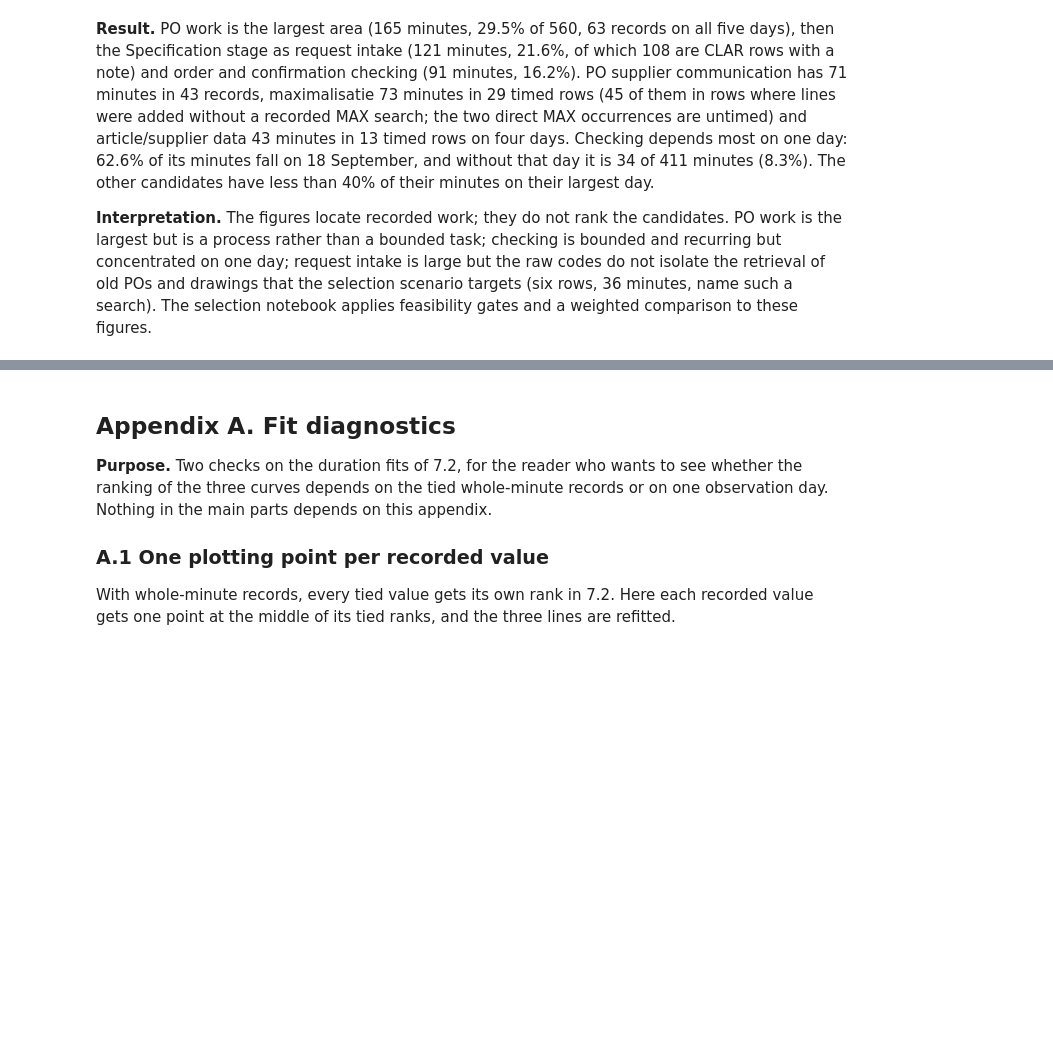
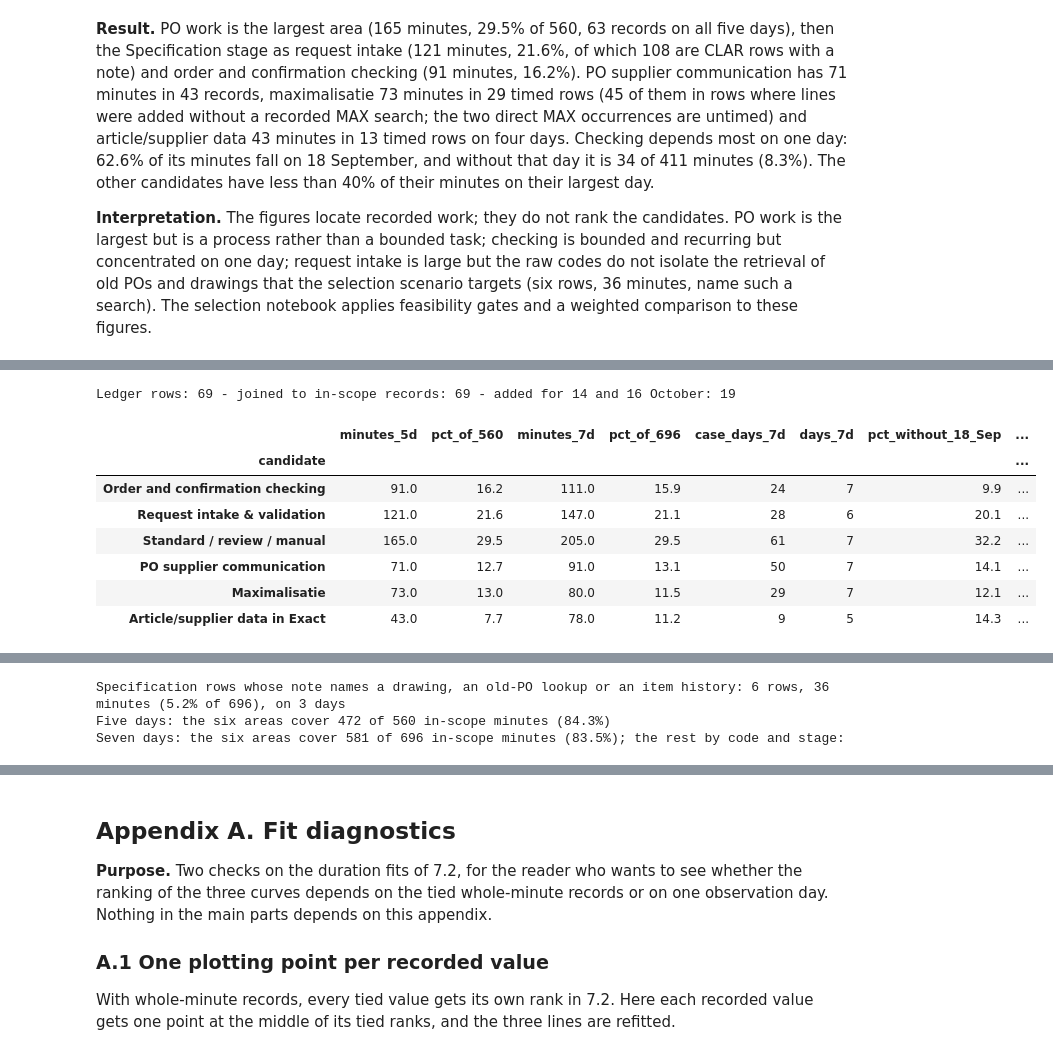
Before and after one commit to Luuuuuig/Bachelor-End-Project, a Jupyter notebook: Arno_Analysis_2026_10_02.ipynb, the cells around one changed output, grey strips where cells are left out. Saved outputs shown, nothing was run; the diff lists cells and outputs as text; code cells hidden in the pictures; blank space fills up the shorter version.

```diff
--- a/Arno_Analysis_2026_10_02.ipynb
+++ b/Arno_Analysis_2026_10_02.ipynb
@@ -1266,0 +1580,74 @@ The note-based ledger rows, joined to the records
+# %%
+# The ledgers of part 8, extended with 14 and 16 October (two independent classifications, 16 October, identical)
+ledger7_rows = list(ledger_rows)
+def add_rows7(candidate, date, rows, evidence, reason):
+    for row in rows:
+        ledger7_rows.append((candidate, pd.Timestamp(date), row, evidence, reason))
+
+add_rows7(MAX, "2026-10-14", [8], "mixed", "Combining the request with an existing PO tried within the PO interval; none available")
+add_rows7(MAX, "2026-10-16", [5, 19], "contextual", "One line added to an existing PO; the search or decision is not recorded")
+add_rows7(ART, "2026-10-14", [3, 5, 26, 28], "direct", "Article page or article created in Exact")
+add_rows7(ART, "2026-10-14", [23, 25], "mixed", "Information to create an article missing or obtained; the clarification shares the interval")
+add_rows7(ART, "2026-10-14", [11], "mixed", "Exact updated in the article case; the object is unspecified")
+add_rows7(ART, "2026-10-14", [2, 4, 6, 10], "contextual", "Same article case: quotation read, colleague's update, article code passed on")
+add_rows7(ART, "2026-10-14", [22, 27, 29, 30, 31], "contextual", "Blank-note request, clarification, PO or SEND rows of the article case")
+ledger7 = pd.DataFrame(ledger7_rows, columns=["candidate", "date", "source_row", "evidence", "reason"])
+ledger7_joined = ledger7.merge(in_scope7, on=["date", "source_row"], how="inner", validate="one_to_one")
+print("Ledger rows:", len(ledger7), "- joined to in-scope records:", len(ledger7_joined),
+      "- added for 14 and 16 October:", len(ledger7) - len(ledger))
+
+candidate_rows7 = {
+    "Order and confirmation checking": in_scope7.loc[in_scope7["activity_group"].eq("CHECK")],
+    "Request intake & validation": in_scope7.loc[in_scope7["stage"].eq("Specification")],
+    "Standard / review / manual": in_scope7.loc[in_scope7["activity_group"].eq("PO")],
+    "PO supplier communication": in_scope7.loc[in_scope7["activity_group"].eq("SEND")],
+    MAX: ledger7_joined.loc[ledger7_joined["candidate"].eq(MAX)],
+    ART: ledger7_joined.loc[ledger7_joined["candidate"].eq(ART)],
+}
+sep_18 = pd.Timestamp("2026-09-18")
+rows = []
+for name, frame in candidate_rows7.items():
+    minutes7 = frame["minutes"].sum()
+    minutes5 = candidate_rows[name]["minutes"].sum()
+    per_day = frame.groupby("date")["minutes"].sum().reindex(days7, fill_value=0)
+    largest = per_day.idxmax()
+    rows.append([name, minutes5, minutes5 / in_scope["minutes"].sum() * 100, minutes7, minutes7 / scope7_minutes * 100,
+                 frame["case_ref"].nunique(), frame["date"].nunique(),
+                 (minutes7 - per_day[sep_18]) / (scope7_minutes - scope7_day[sep_18]) * 100,
+                 largest.strftime("%d %b"), per_day[largest] / minutes7 * 100,
+                 (minutes7 - per_day[largest]) / (scope7_minutes - scope7_day[largest]) * 100])
+candidates7 = pd.DataFrame(rows, columns=["candidate", "minutes_5d", "pct_of_560", "minutes_7d", "pct_of_696", "case_days_7d",
+                                          "days_7d", "pct_without_18_Sep", "largest_day", "pct_of_minutes_on_largest_day",
+                                          "pct_without_largest_day"]).set_index("candidate")
+display(candidates7.round(1))
+
+candidate_by_day7 = pd.DataFrame({name: frame.groupby("date")["minutes"].sum().reindex(days7, fill_value=0)
+                                  for name, frame in candidate_rows7.items()}).T
+candidate_by_day7.columns = days7.strftime("%d %b")
+display(candidate_by_day7.round(0))
+
+# The retrieval-like Specification rows of part 8, and the in-scope minutes no candidate covers
+specification7 = candidate_rows7["Request intake & validation"]
+retrieval7 = specification7.loc[specification7["Note"].str.contains("drawing|lookup|history", case=False, regex=True)]
+print(f"Specification rows whose note names a drawing, an old-PO lookup or an item history: {len(retrieval7)} rows, "
+      f"{retrieval7['minutes'].sum():.0f} minutes ({retrieval7['minutes'].sum() / scope7_minutes * 100:.1f}% of {scope7_minutes:.0f}), "
+      f"on {retrieval7['date'].nunique()} days")
+covered7 = pd.concat([frame[["date", "source_row"]] for frame in candidate_rows7.values()]).drop_duplicates()
+uncovered7 = in_scope7.merge(covered7, on=["date", "source_row"], how="left", indicator=True).query("_merge == 'left_only'")
+covered5 = pd.concat([frame[["date", "source_row"]] for frame in candidate_rows.values()]).drop_duplicates()
+covered5_minutes = in_scope.merge(covered5, on=["date", "source_row"])["minutes"].sum()
+print(f"Five days: the six areas cover {covered5_minutes:.0f} of {in_scope['minutes'].sum():.0f} in-scope minutes "
+      f"({covered5_minutes / in_scope['minutes'].sum() * 100:.1f}%)")
+print(f"Seven days: the six areas cover {scope7_minutes - uncovered7['minutes'].sum():.0f} of {scope7_minutes:.0f} in-scope minutes "
+      f"({(1 - uncovered7['minutes'].sum() / scope7_minutes) * 100:.1f}%); the rest by code and stage:")
+uncovered7.groupby(["activity_group", "stage"])["minutes"].sum().loc[lambda s: s.gt(0)].sort_values(ascending=False).to_frame("minutes")
+# %% [output]
+Ledger rows: 69 - joined to in-scope records: 69 - added for 14 and 16 October: 19
+|  | minutes_5d | pct_of_560 | minutes_7d | pct_of_696 | case_days_7d | days_7d | pct_without_18_Sep | ... |
+| candidate |  |  |  |  |  |  |  | ... |
+| Order and confirmation checking | 91.0 | 16.2 | 111.0 | 15.9 | 24 | 7 | 9.9 | ... |
+| Request intake & validation | 121.0 | 21.6 | 147.0 | 21.1 | 28 | 6 | 20.1 | ... |
+| Standard / review / manual | 165.0 | 29.5 | 205.0 | 29.5 | 61 | 7 | 32.2 | ... |
+| PO supplier communication | 71.0 | 12.7 | 91.0 | 13.1 | 50 | 7 | 14.1 | ... |
+| Maximalisatie | 73.0 | 13.0 | 80.0 | 11.5 | 29 | 7 | 12.1 | ... |
+| Article/supplier data in Exact | 43.0 | 7.7 | 78.0 | 11.2 | 9 | 5 | 14.3 | ... |
@@ -1266,0 +1661,3 @@ The note-based ledger rows, joined to the records
+Specification rows whose note names a drawing, an old-PO lookup or an item history: 6 rows, 36 minutes (5.2% of 696), on 3 days
+Five days: the six areas cover 472 of 560 in-scope minutes (84.3%)
+Seven days: the six areas cover 581 of 696 in-scope minutes (83.5%); the rest by code and stage:
```
Also changed, not shown: parts of 20 cells of this notebook.
